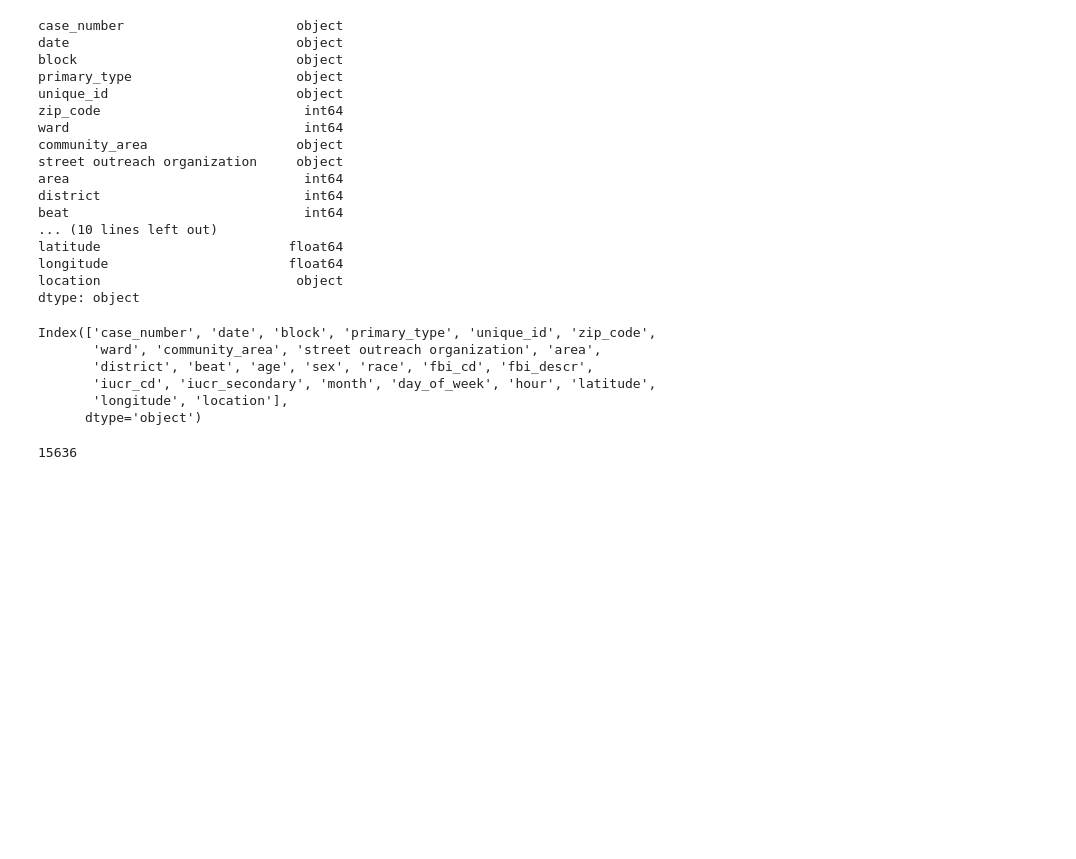
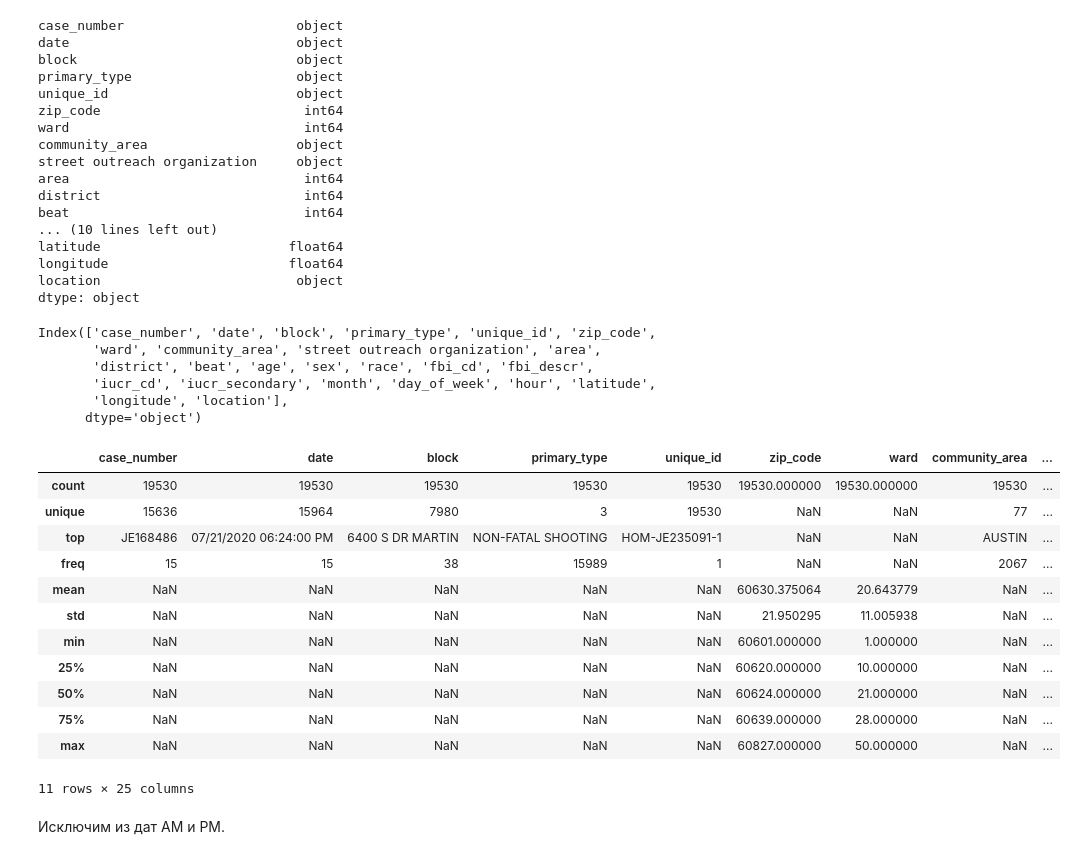
Before and after one commit to RomanD83/violence_reduction, a Jupyter notebook: vr.ipynb, the cells around one changed output. Drawn from its saved outputs; the diff is of its cells as text; code cells hidden in the pictures; blank space fills up the shorter version.

```diff
--- a/vr.ipynb
+++ b/vr.ipynb
@@ -98,6 +100,20 @@ Index(['case_number', 'date', 'block', 'primary_type', 'unique_id', 'zip_code',
        'longitude', 'location'],
       dtype='object')
 # %%
-df.case_number.nunique()
+df.describe(include='all')
 # %% [output]
+|  | case_number | date | block | primary_type | unique_id | zip_code | ward | community_area | ... |
+| count | 19530 | 19530 | 19530 | 19530 | 19530 | 19530.000000 | 19530.000000 | 19530 | ... |
+| unique | 15636 | 15964 | 7980 | 3 | 19530 | NaN | NaN | 77 | ... |
+| top | JE168486 | 07/21/2020 06:24:00 PM | 6400 S DR MARTIN | NON-FATAL SHOOTING | HOM-JE235091-1 | NaN | NaN | AUSTIN | ... |
+| freq | 15 | 15 | 38 | 15989 | 1 | NaN | NaN | 2067 | ... |
+| mean | NaN | NaN | NaN | NaN | NaN | 60630.375064 | 20.643779 | NaN | ... |
+| std | NaN | NaN | NaN | NaN | NaN | 21.950295 | 11.005938 | NaN | ... |
+| min | NaN | NaN | NaN | NaN | NaN | 60601.000000 | 1.000000 | NaN | ... |
+| 25% | NaN | NaN | NaN | NaN | NaN | 60620.000000 | 10.000000 | NaN | ... |
+| 50% | NaN | NaN | NaN | NaN | NaN | 60624.000000 | 21.000000 | NaN | ... |
+| 75% | NaN | NaN | NaN | NaN | NaN | 60639.000000 | 28.000000 | NaN | ... |
+| max | NaN | NaN | NaN | NaN | NaN | 60827.000000 | 50.000000 | NaN | ... |
-15636
+11 rows × 25 columns
+# %% [markdown]
+Исключим из дат AM и PM.
```
Also changed, not shown: parts of 15 cells of this notebook.
